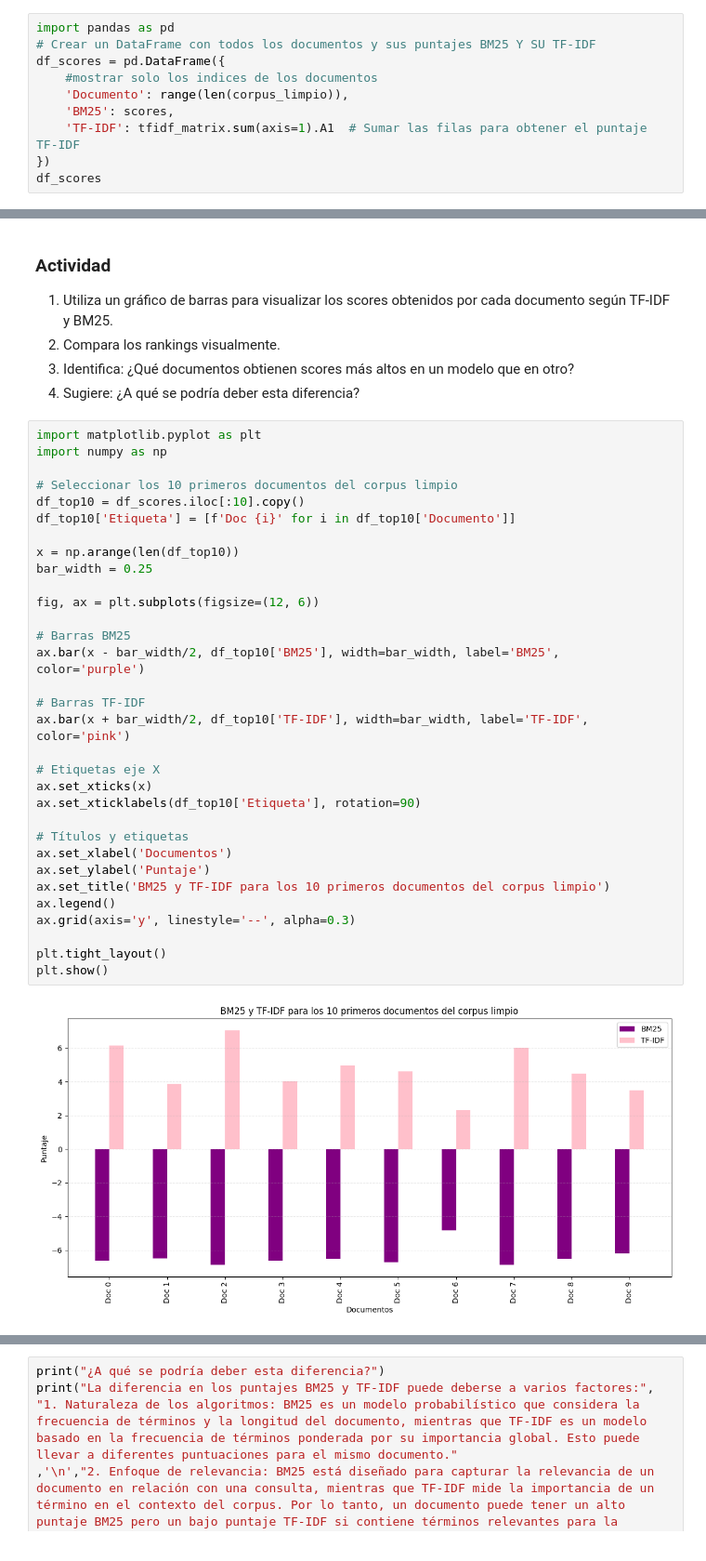
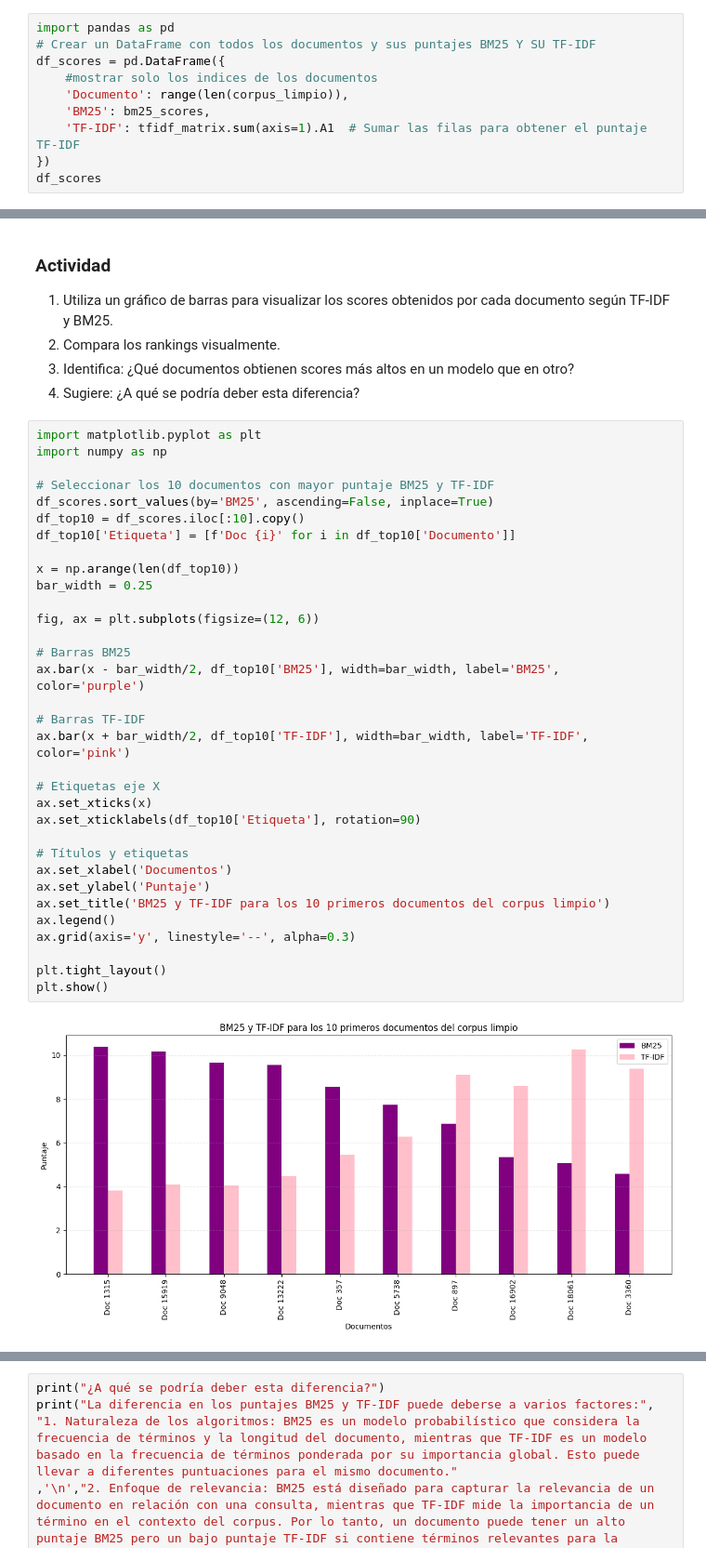
Before and after one commit to EliSilva1315/ir25a-main, a Jupyter notebook: notebooks/04bm25.ipynb, the cells around one changed output, grey strips where cells are left out. Shown at 93% size. Saved outputs shown, nothing was run; the diff lists cells and outputs as text.

```diff
--- a/notebooks/04bm25.ipynb
+++ b/notebooks/04bm25.ipynb
@@ -400,7 +474,7 @@ import pandas as pd
 df_scores = pd.DataFrame({
     #mostrar solo los indices de los documentos
     'Documento': range(len(corpus_limpio)),
-    'BM25': scores,
+    'BM25': bm25_scores,
     'TF-IDF': tfidf_matrix.sum(axis=1).A1  # Sumar las filas para obtener el puntaje TF-IDF
 })
 df_scores
@@ -431,36 +505,37 @@ df_scores
 import matplotlib.pyplot as plt
 import numpy as np
 
-# Seleccionar los 10 primeros documentos del corpus limpio
+# Seleccionar los 10 documentos con mayor puntaje BM25 y TF-IDF
+df_scores.sort_values(by='BM25', ascending=False, inplace=True)
 df_top10 = df_scores.iloc[:10].copy()
 df_top10['Etiqueta'] = [f'Doc {i}' for i in df_top10['Documento']]
 
 x = np.arange(len(df_top10))
 bar_width = 0.25
 
 fig, ax = plt.subplots(figsize=(12, 6))
 
 # Barras BM25
 ax.bar(x - bar_width/2, df_top10['BM25'], width=bar_width, label='BM25', color='purple')
 
 # Barras TF-IDF
 ax.bar(x + bar_width/2, df_top10['TF-IDF'], width=bar_width, label='TF-IDF', color='pink')
 
 # Etiquetas eje X
 ax.set_xticks(x)
 ax.set_xticklabels(df_top10['Etiqueta'], rotation=90)
 
 # Títulos y etiquetas
 ax.set_xlabel('Documentos')
 ax.set_ylabel('Puntaje')
 ax.set_title('BM25 y TF-IDF para los 10 primeros documentos del corpus limpio')
 ax.legend()
 ax.grid(axis='y', linestyle='--', alpha=0.3)
 
 plt.tight_layout()
 plt.show()
 # %% [output]
-[figure, old version]
+[figure, new version]
 # %%
 # Ordenar el DataFrame por puntaje BM25 en dataframe
 df_scores_sorted = df_scores.sort_values(by='BM25', ascending=False)
```
Also changed, not shown: parts of 5 cells of this notebook.
